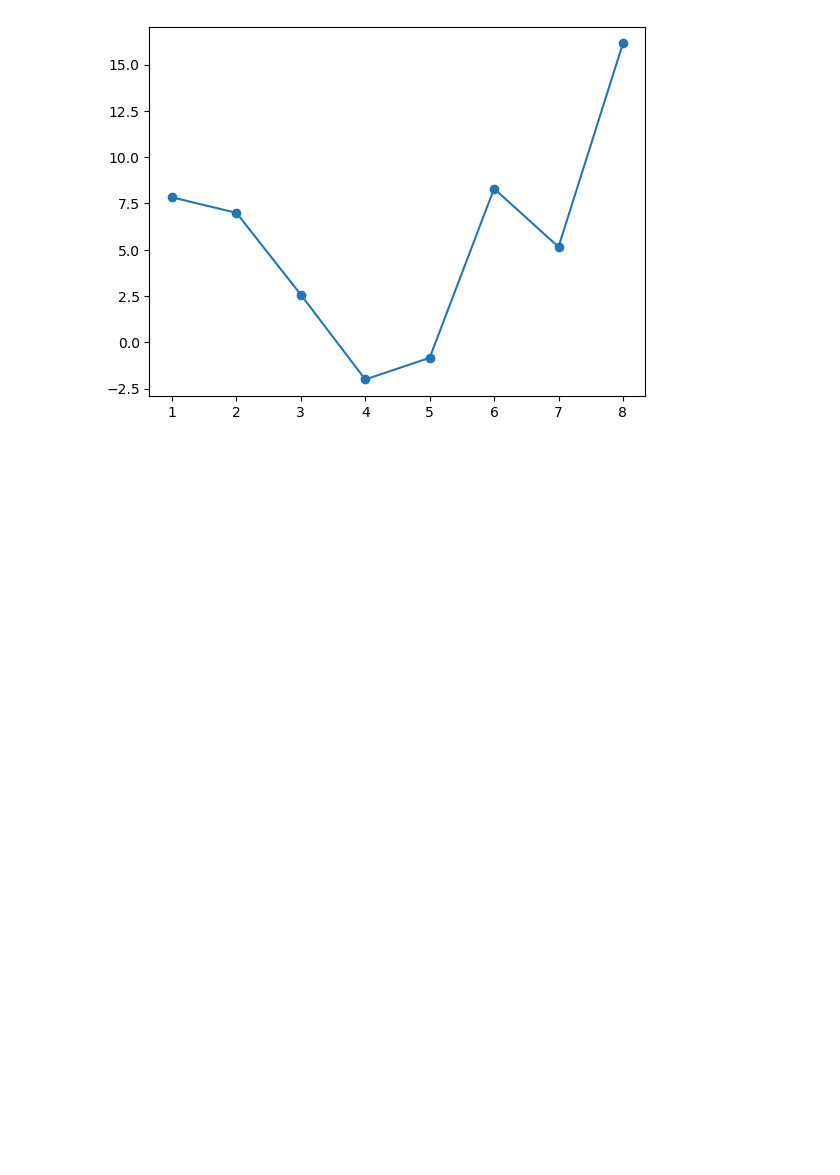
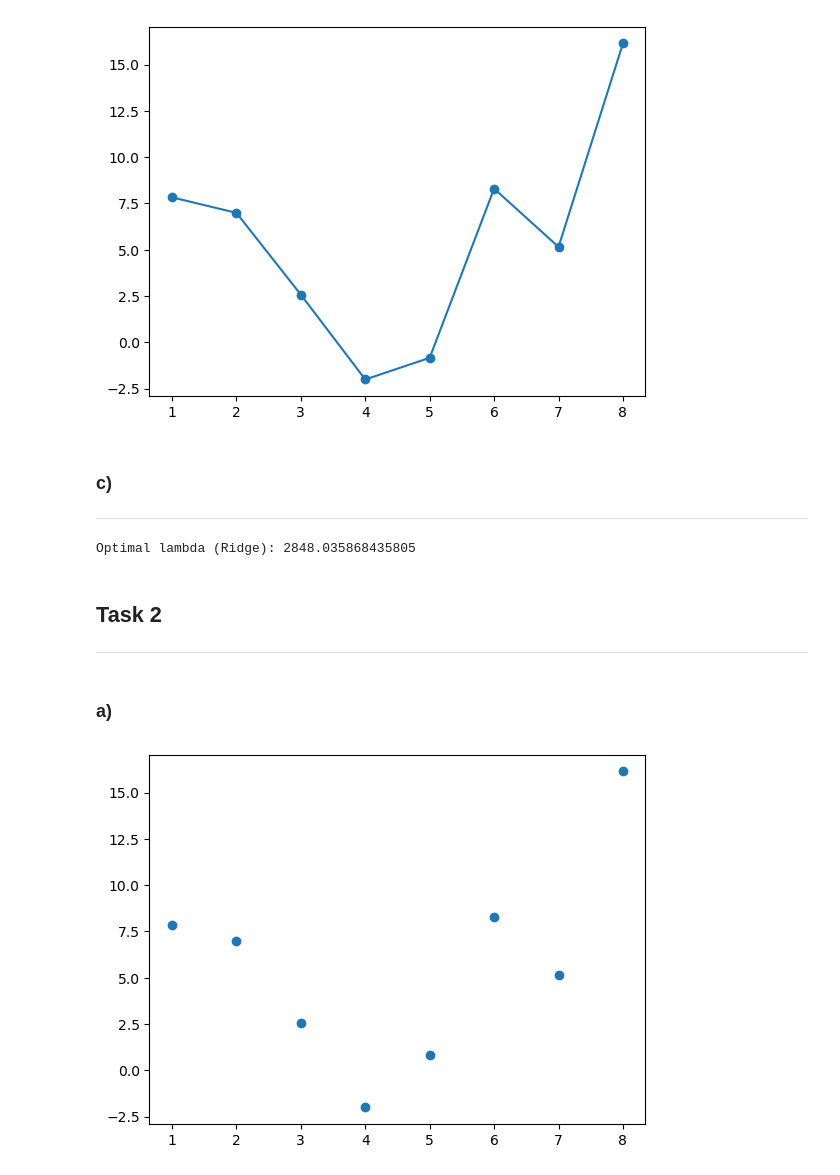
Before and after one commit to PeterTveita/BAN404, a Jupyter notebook: Foreleser/Tutorial 3/exercise3.2.ipynb, the cells around one changed output. Cells and saved outputs as stored; diff of their text form; code cells hidden in the pictures; blank space fills up the shorter version.

```diff
--- a/Foreleser/Tutorial 3/exercise3.2.ipynb
+++ b/Foreleser/Tutorial 3/exercise3.2.ipynb
@@ -163,3 +163,36 @@ plt.plot(x, y_pred)
 plt.show()
 # %% [output]
 [figure]
+# %% [markdown]
+### c)
+***
+# %%
+#Finding optimal lambda
+lambdas = np.logspace(-6, 6, 100)
+
+ridge_cv = skm.RidgeCV(alphas = lambdas, cv = 5)
+ridge_cv.fit(Xtrain, ytrain)
+
+lambda_ridge = ridge_cv.alpha_
+lambda_opt = skm.Ridge(alpha = lambda_ridge)
+ridge.opt = ridge.fit(Xtrain, ytrain)
+
+print(f"Optimal lambda (Ridge): {lambda_ridge}")
+
+#Lasso
+# %% [output]
+Optimal lambda (Ridge): 2848.035868435805
+# %% [markdown]
+## Task 2
+***
+# %% [markdown]
+### a)
+# %%
+x = np.array([1, 2, 3, 4, 5, 6, 7, 8]).astype(int)
+y = np.array([7.83, 6.99, 2.57, -2.01, 0.84, 8.30, 5.15, 16.14]).astype(float)
+# %%
+#Plot
+plt.scatter(x, y)
+plt.show()
+# %% [output]
+[figure, added]
```
Also changed, not shown: parts of 10 cells of this notebook, 6 other files.
